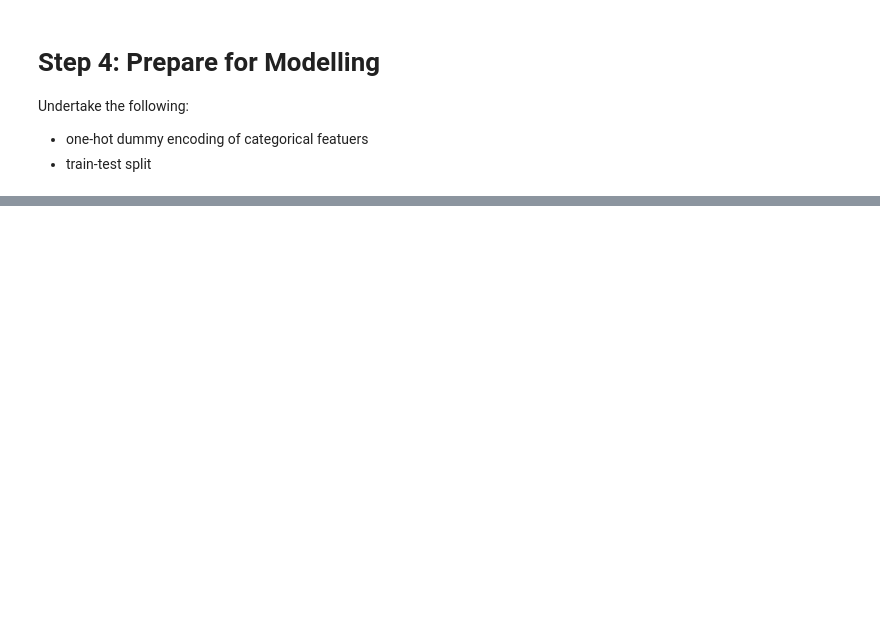
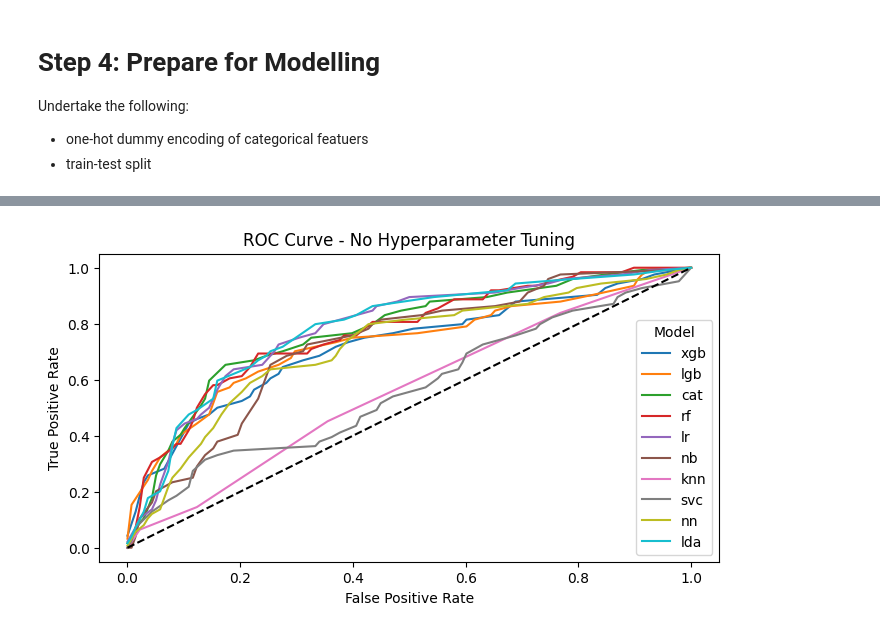
Before and after one commit to MarkThackham/portfolio, a Jupyter notebook: 03 German Credit Data/01 German Credit Data.ipynb, the cells around one changed output, grey strips where cells are left out. Saved outputs shown, nothing was run; the diff lists cells and outputs as text; code cells hidden in the pictures; blank space fills up the shorter version.

```diff
--- a/03 German Credit Data/01 German Credit Data.ipynb
+++ b/03 German Credit Data/01 German Credit Data.ipynb
@@ -476,0 +612,17 @@ plt.show()
+# %%
+# ROC Curve
+roc_curve_df=roc_curve_group(y_true=pred['target'],
+                             y_score=pred['pred'],
+                             group=pred['model'],
+                             round=6)
+
+# Plot ROC Curve
+plt.figure(figsize=(8, 4))
+sns.lineplot(data=roc_curve_df, x='fpr', y='tpr', hue='Model', errorbar=None)
+plt.plot([0, 1], [0, 1], color='black', linestyle='--')
+plt.xlabel('False Positive Rate')
+plt.ylabel('True Positive Rate')
+plt.title('ROC Curve - No Hyperparameter Tuning')
+plt.show()
+# %% [output]
+[figure, added]
```
Also changed, not shown: parts of 19 cells of this notebook, 7 other files.
